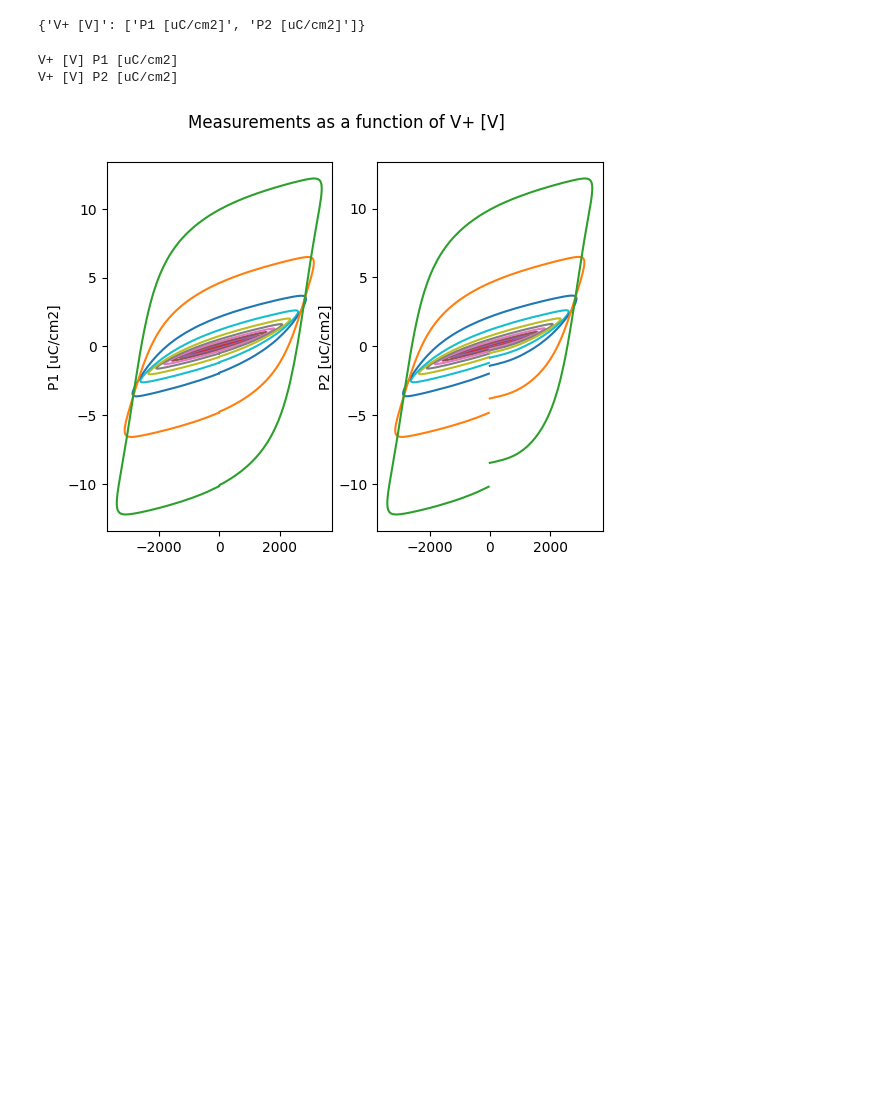
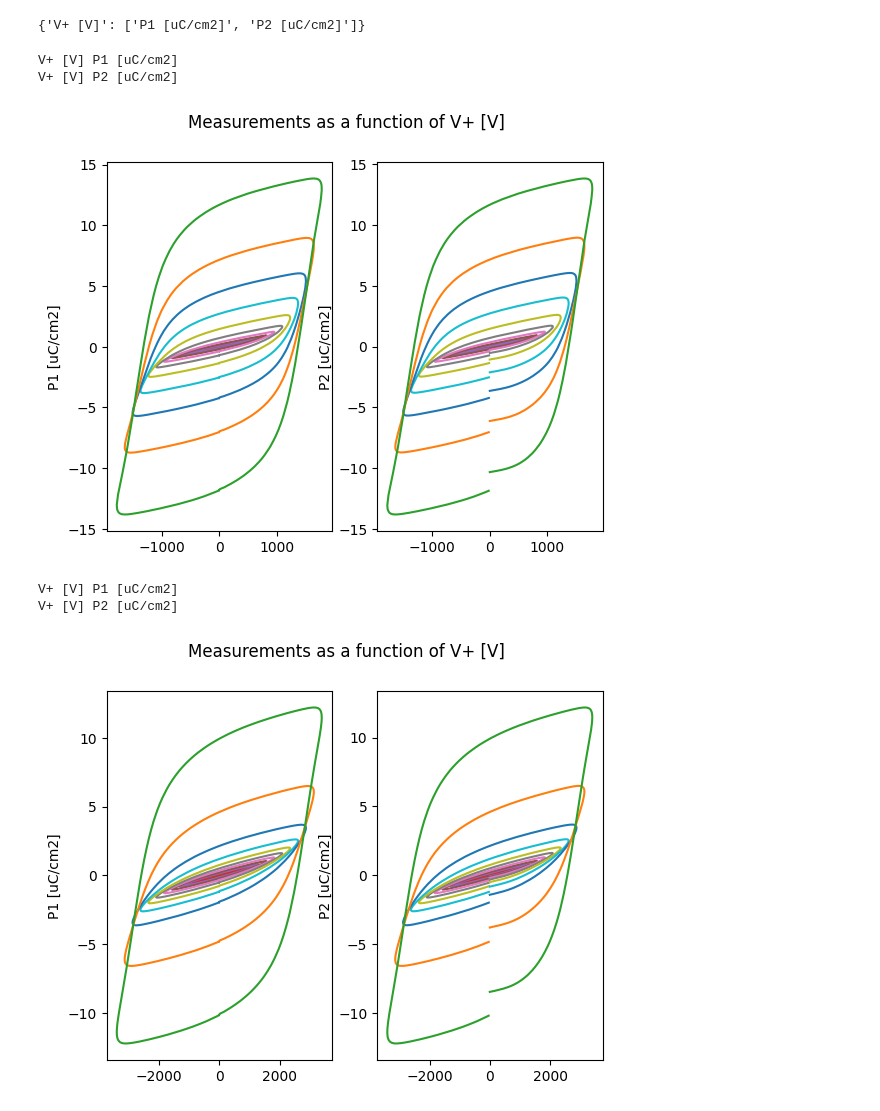
Before and after one commit to lcubrilo/Brillo, a Jupyter notebook: betaVer/OpenHere.ipynb, the cells around one changed output. Saved outputs shown, nothing was run; the diff lists cells and outputs as text; code cells hidden in the pictures; blank space fills up the shorter version.

```diff
--- a/betaVer/OpenHere.ipynb
+++ b/betaVer/OpenHere.ipynb
@@ -72,0 +71,9 @@ The following measurements/columns have been detected from the table:
+# %%
+wantedFiles = [
+    "../data\BSFO13_RS800_10-150kVcm_RT.dat",
+    "../data\BSFO13_RS820_10-150kVcm_RT.dat"
+]
+
+loadedTables = {}
+for file in wantedFiles:
+    loadedTables[file] = loadTable(file)
@@ -99,8 +127,12 @@ plots
 {'V+ [V]': ['P1 [uC/cm2]', 'P2 [uC/cm2]']}
 # %%
 for x_axis in plots:
-    plotData(firstTable, x_axis, plots[x_axis])
+    plotData(loadedTables["../data\\BSFO13_RS800_10-150kVcm_RT.dat"], x_axis, plots[x_axis])
+    plotData(loadedTables["../data\\BSFO13_RS820_10-150kVcm_RT.dat"], x_axis, plots[x_axis])
 # %% [output]
 V+ [V] P1 [uC/cm2]
 V+ [V] P2 [uC/cm2]
-[figure, old version]
+[figure, new version]
+V+ [V] P1 [uC/cm2]
+V+ [V] P2 [uC/cm2]
+[figure, added]
```
Also changed, not shown: parts of 7 cells of this notebook, 1 other file.
